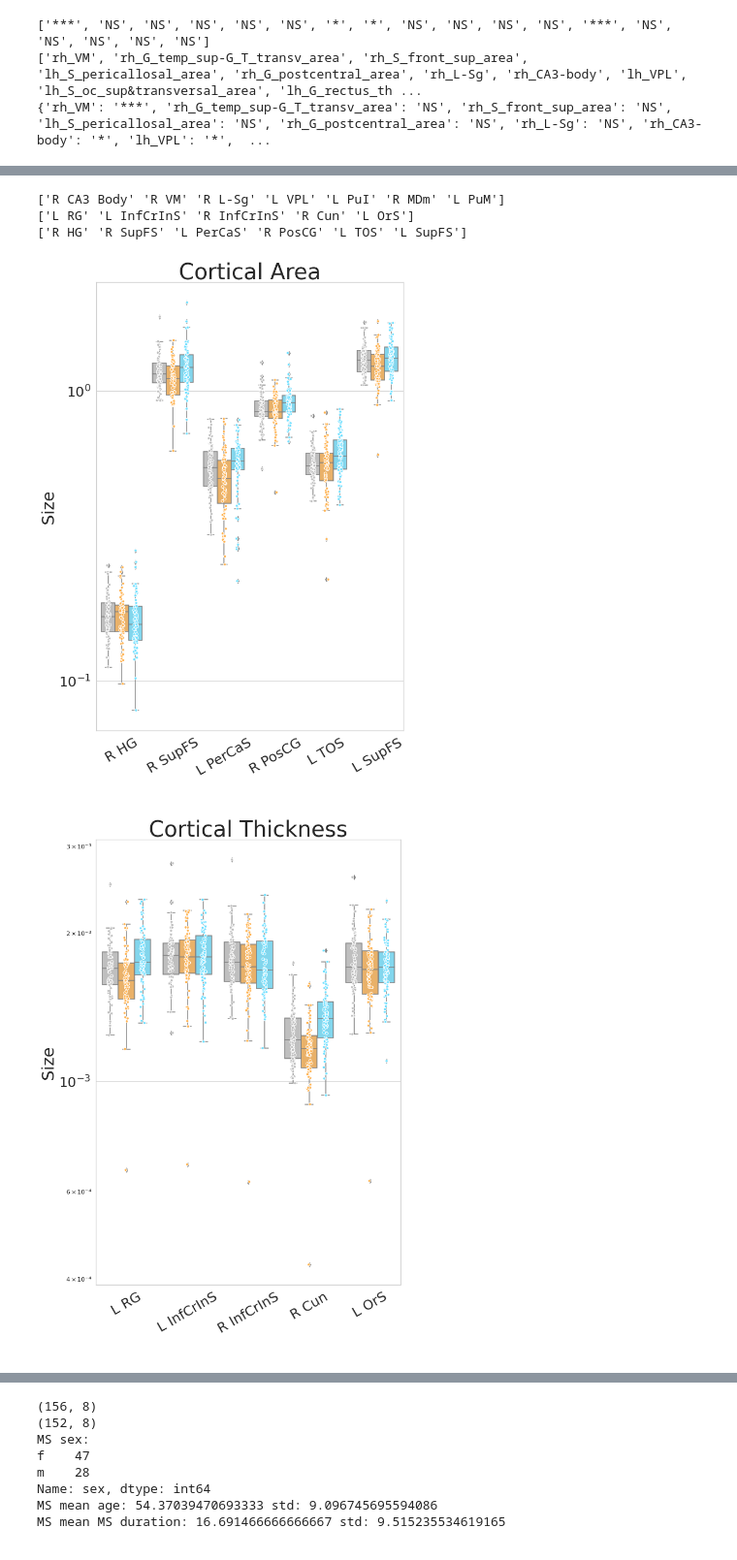
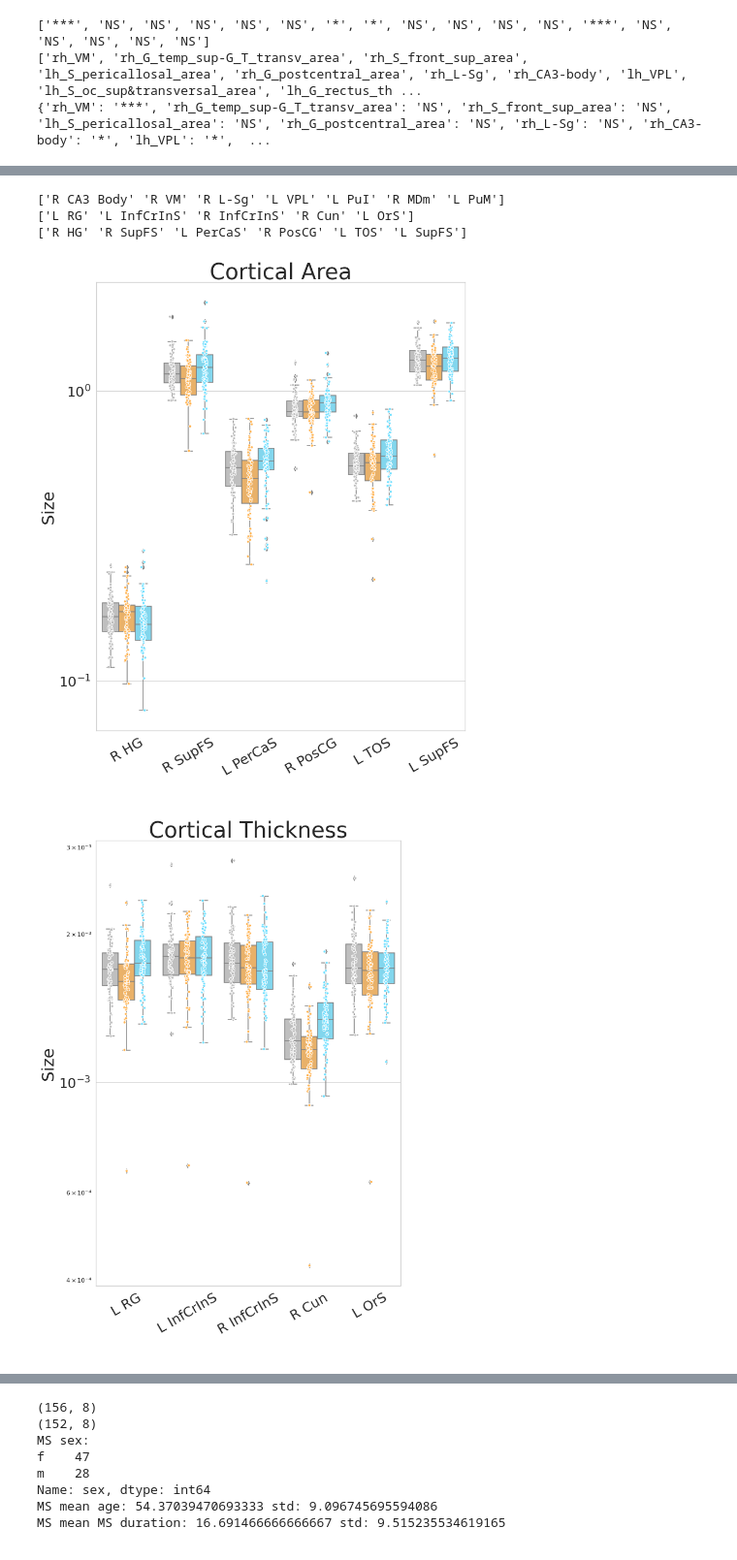
Before and after one commit to latypovt/MSTN_GM, a Jupyter notebook: graphs.ipynb, the cells around one changed output, grey strips where cells are left out. Shown at 97% size. Cells and saved outputs as stored; diff of their text form; code cells hidden in the pictures.

```diff
--- a/graphs.ipynb
+++ b/graphs.ipynb
@@ -941,7 +941,7 @@ print(top_features_dataframe_a['feature'].unique())
 
 # figures for univariate of ms vs. mstn
 sns.set_style("whitegrid")
-plt.figure(figsize=(10, 15))
+plt.figure(figsize=(12, 15))
 plt.title('Cortical Area', size=40)
 sns.set_style("whitegrid")
 ax=sns.boxplot(data=top_features_dataframe_a, x="feature", y="value", hue="diagnosis", palette={"MS":"#FFB453", "MS-TN":"#70e0ff", "HC":"#bfbfbf"}, boxprops={'edgecolor':'gray'},  flierprops={"markerfacecolor": "gray", "markeredgecolor":"gray"}, medianprops={"color": "gray"}, whiskerprops={"color": "gray"}, capprops={"color": "gray"})
@@ -976,7 +976,7 @@ sns.set_style("whitegrid")
 plt.savefig('out/cortical_thickness.png', dpi=400, bbox_inches='tight')
 
 #subcor vol
-plt.figure(figsize=(10, 15))
+plt.figure(figsize=(14, 15))
 sns.set_style("whitegrid")
 plt.title('Subcortical Volume', size=40)
 ax=sns.boxplot(data=top_features_dataframe_v, x="feature", y="value", hue="diagnosis", palette={"MS":"#FFB453", "MS-TN":"#70e0ff", "HC":"#bfbfbf"}, boxprops={'edgecolor':'gray'},  flierprops={"markerfacecolor": "gray", "markeredgecolor":"gray"}, medianprops={"color": "gray"}, whiskerprops={"color": "gray"}, capprops={"color": "gray"})
@@ -988,32 +988,32 @@ ax1=sns.stripplot(data=top_features_dataframe_v, x="feature", y="value", hue="di
 ax.set_yscale('log')
 ax.set_xlabel(" ", size=30)
 ax.set_ylabel('Size', size=30)
 ax.get_legend().remove()
 sns.set_style("whitegrid")
 plt.savefig('out/subcortical_volume.png', dpi=300, bbox_inches='tight')
 # %% [output]
 A value is trying to be set on a copy of a slice from a DataFrame.
 Try using .loc[row_indexer,col_indexer] = value instead
 
 See the caveats in the documentation: https://pandas.pydata.org/pandas-docs/stable/user_guide/indexing.html#returning-a-view-versus-a-copy
   top_features_dataframe_hippo['feature'] = top_features_dataframe_hippo['feature'].str[:-2]
 A value is trying to be set on a copy of a slice from a DataFrame.
 Try using .loc[row_indexer,col_indexer] = value instead
 
 See the caveats in the documentation: https://pandas.pydata.org/pandas-docs/stable/user_guide/indexing.html#returning-a-view-versus-a-copy
   top_features_dataframe_thal['feature'] = top_features_dataframe_thal['feature'].str[:-2]
 A value is trying to be set on a copy of a slice from a DataFrame.
 Try using .loc[row_indexer,col_indexer] = value instead
 
 See the caveats in the documentation: https://pandas.pydata.org/pandas-docs/stable/user_guide/indexing.html#returning-a-view-versus-a-copy
   top_features_dataframe_t['feature'] = top_features_dataframe_t['feature'].str[:-2]
 A value is trying to be set on a copy of a slice from a DataFrame.
 Try using .loc[row_indexer,col_indexer] = value instead
 
 See the caveats in the documentation: https://pandas.pydata.org/pandas-docs/stable/user_guide/indexing.html#returning-a-view-versus-a-copy
   top_features_dataframe_a['feature'] = top_features_dataframe_a['feature'].str[:-2]
 ['R CA3 Body' 'R VM' 'R L-Sg' 'L VPL' 'L PuI' 'R MDm' 'L PuM']
 ['L RG' 'L InfCrInS' 'R InfCrInS' 'R Cun' 'L OrS']
 ['R HG' 'R SupFS' 'L PerCaS' 'R PosCG' 'L TOS' 'L SupFS']
-[figure, old version]
+[figure, new version]
-[figure, old version]
+[figure, new version]
```
Also changed, not shown: parts of 5 cells of this notebook, 4 other files.
